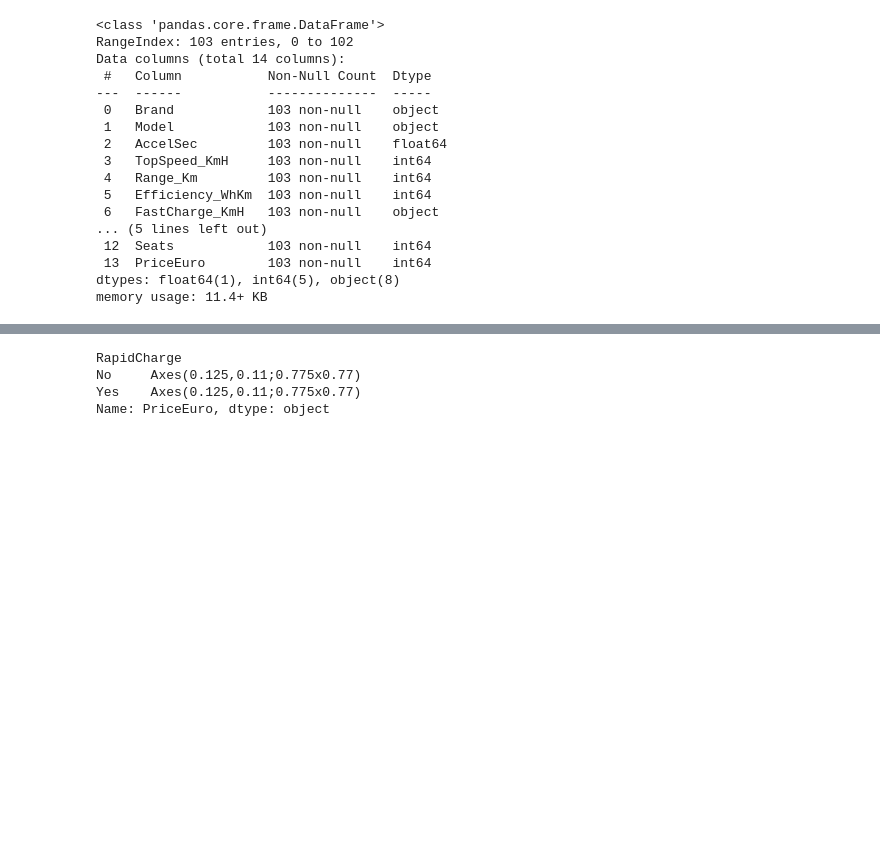
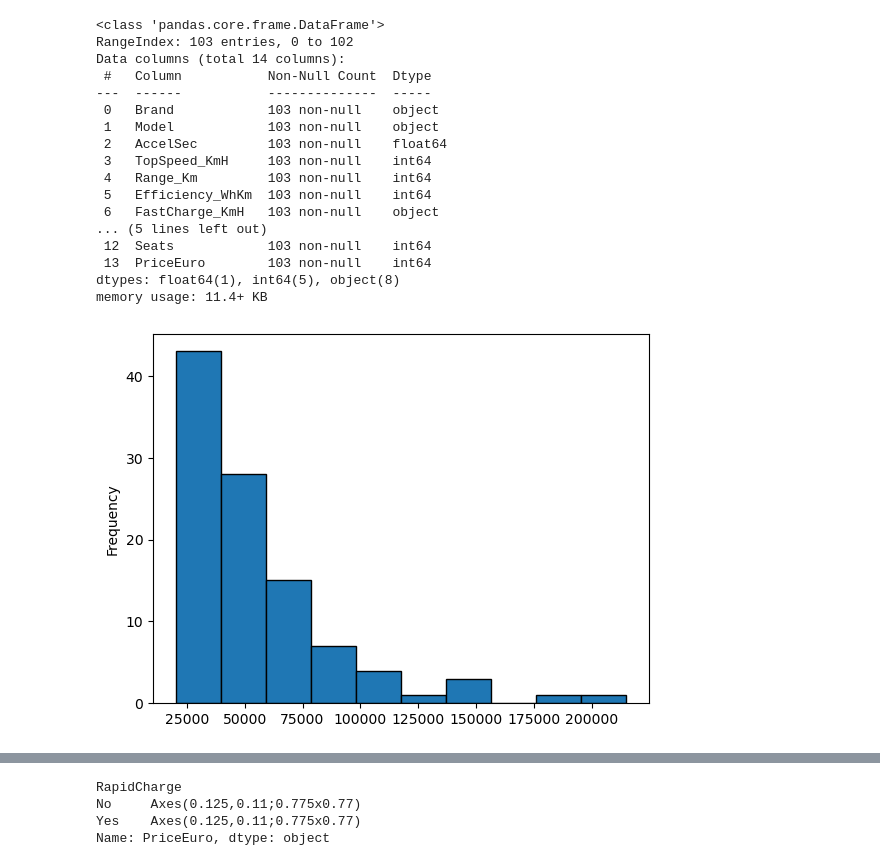
Before and after one commit to kellyshreeve/Web-App-of-Electric-Vehicle-Data-Visualizations, a Jupyter notebook: notebooks/Data Set Selection.ipynb, the cells around one changed output, grey strips where cells are left out. Drawn from its saved outputs; the diff is of its cells as text; code cells hidden in the pictures; blank space fills up the shorter version.

```diff
--- a/notebooks/Data Set Selection.ipynb
+++ b/notebooks/Data Set Selection.ipynb
@@ -237,4 +237,10 @@ Data columns (total 14 columns):
  13  PriceEuro        103 non-null    int64
 dtypes: float64(1), int64(5), object(8)
 memory usage: 11.4+ KB
+# %%
+ev['PriceEuro'].plot(kind='hist', edgecolor='black')
+
+plt.show()
+# %% [output]
+[figure, added]
 # %%
```
Also changed, not shown: parts of 5 cells of this notebook, 1 other file.
